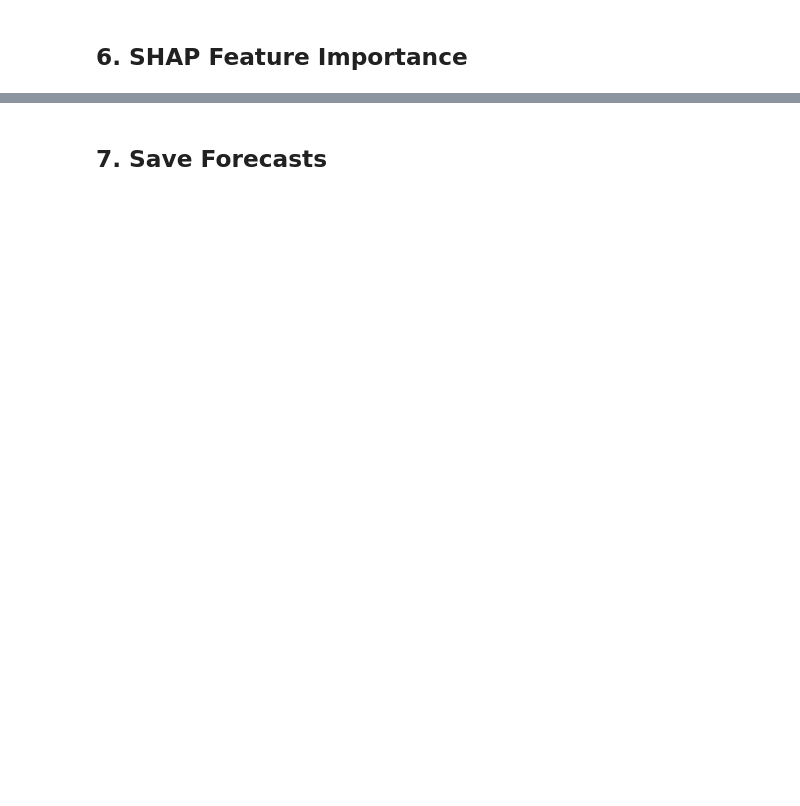
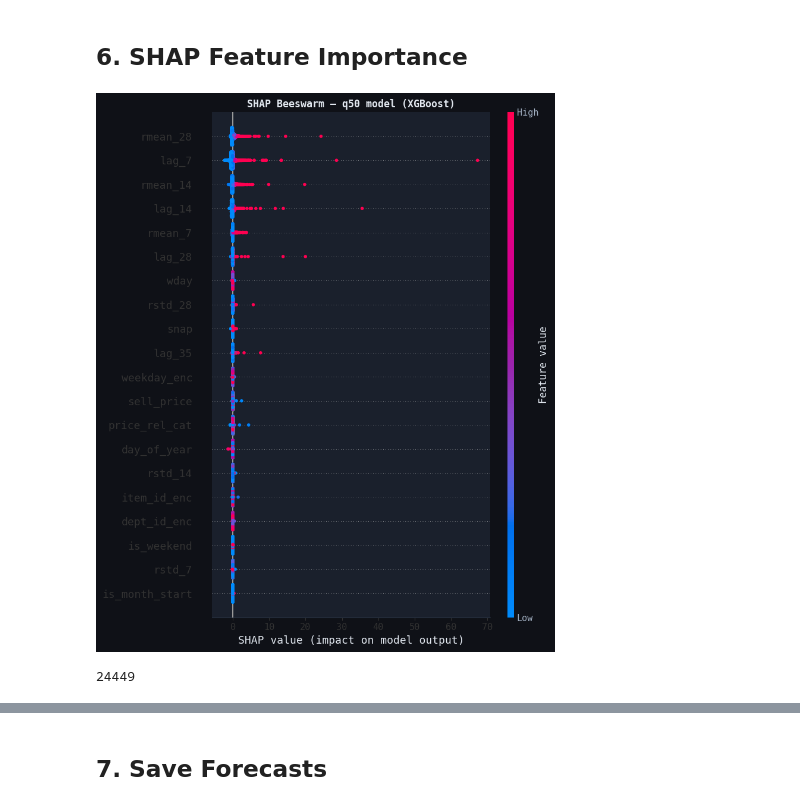
Before and after one commit to MYOUSSF/m5-forecast-optimize, a Jupyter notebook: notebooks/03_forecasting.ipynb, the cells around one changed output, grey strips where cells are left out. Cells and saved outputs as stored; diff of their text form; code cells hidden in the pictures; blank space fills up the shorter version.

```diff
--- a/notebooks/03_forecasting.ipynb
+++ b/notebooks/03_forecasting.ipynb
@@ -142,16 +362,25 @@ plt.tight_layout(); plt.show()
 # %% [markdown]
 ## 6. SHAP Feature Importance
 # %%
-sample_shap = df.sample(min(3000, len(df)), random_state=42)
-explainer   = shap.TreeExplainer(models[0.50])
-shap_values = explainer.shap_values(sample_shap[FEATURE_COLS])
+os.makedirs(OUTPUT_DIR, exist_ok=True)
+
+sample_pq   = sorted(Path(CACHE_DIR).glob('features_*.parquet'))[0]
+sample_shap = pd.read_parquet(sample_pq).sample(3000, random_state=42)
+
+shap_values = compute_shap(
+    models[0.50], sample_shap,
+    save_path=Path(f'{OUTPUT_DIR}/shap_beeswarm.png')
+)
 
 plt.figure(figsize=(10, 8))
-shap.summary_plot(shap_values, sample_shap[FEATURE_COLS], max_display=20, show=False)
-plt.title('SHAP Beeswarm — q50 model', fontsize=12)
-plt.tight_layout()
-plt.savefig('/kaggle/working/shap_beeswarm.png', dpi=150, bbox_inches='tight')
-plt.show()
+shap.summary_plot(shap_values, sample_shap[FEATURE_COLS],
+                  max_display=20, show=False)
+plt.title('SHAP Beeswarm — q50 model (XGBoost)', fontsize=12)
+plt.tight_layout(); plt.show()
+del sample_shap; gc.collect()
+# %% [output]
+[figure, added]
+24449
 # %%
 mean_abs_shap = pd.Series(np.abs(shap_values).mean(axis=0),
                            index=FEATURE_COLS).sort_values(ascending=True)
```
Also changed, not shown: parts of 20 cells of this notebook, 9 other files.
